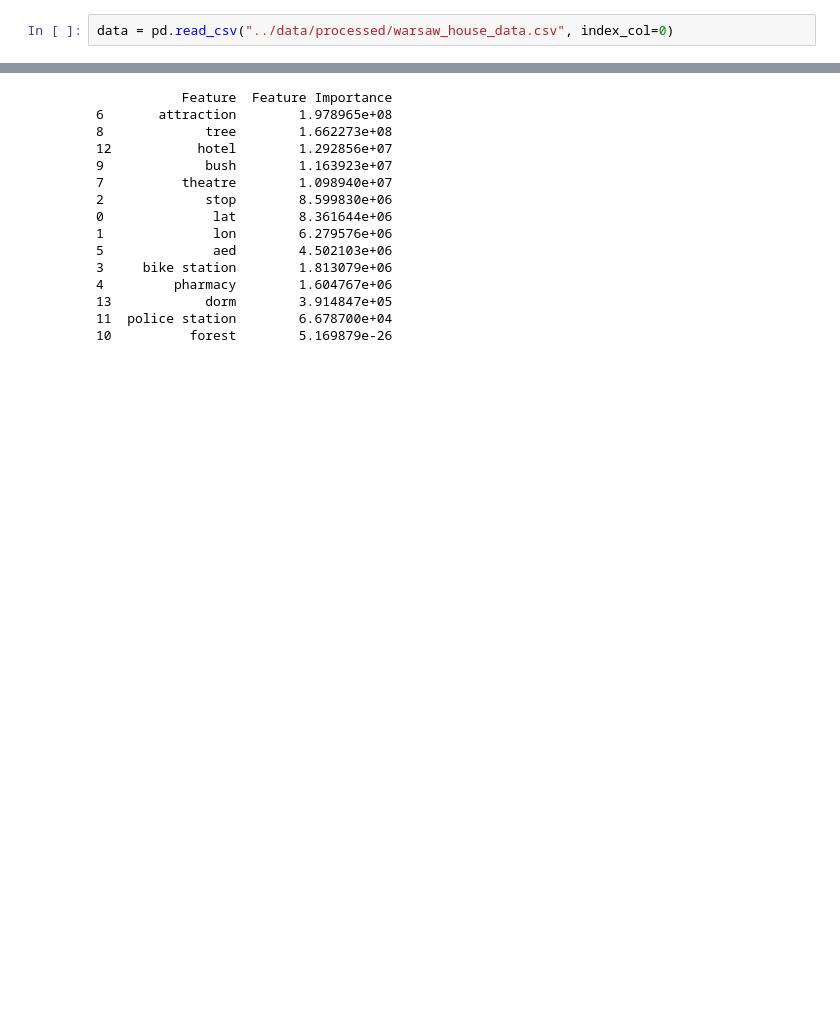
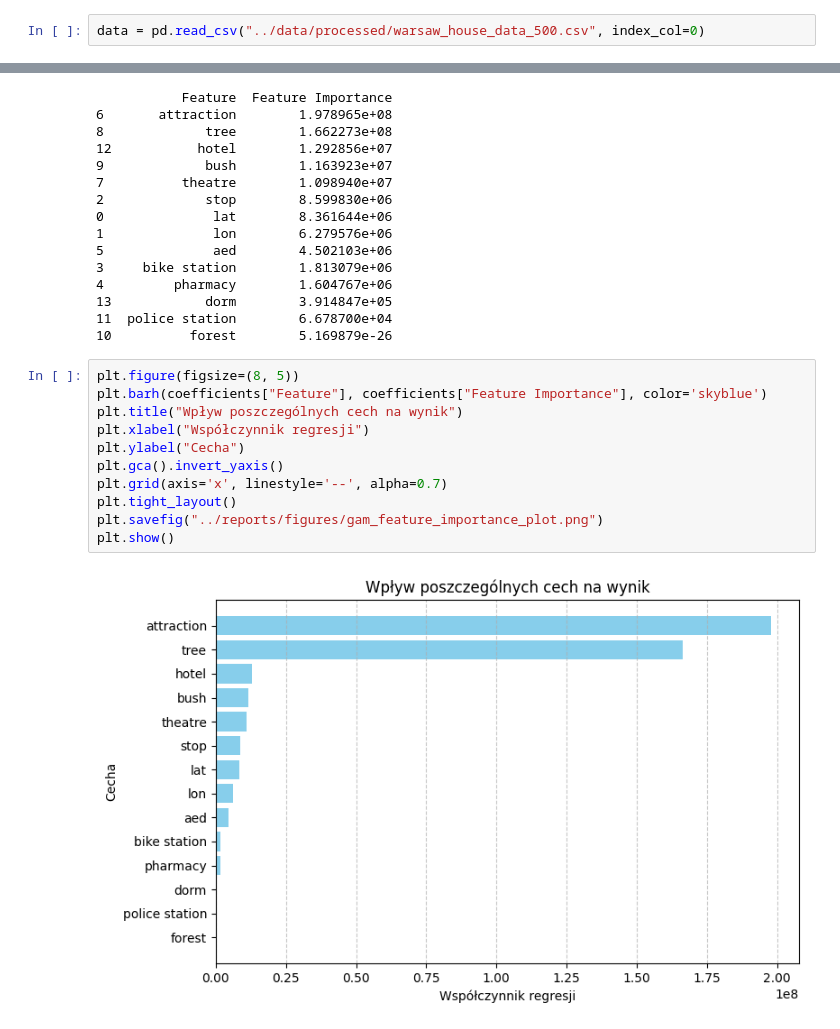
Before and after one commit to czarodziejszyn/zprp, a Jupyter notebook: zprp/notebooks/GAM.ipynb, the cells around one changed output, grey strips where cells are left out. Cells and saved outputs as stored; diff of their text form; blank space fills up the shorter version.

Commit message:
fix: notebooks paths + chart generation

```diff
--- a/zprp/notebooks/GAM.ipynb
+++ b/zprp/notebooks/GAM.ipynb
@@ -7,7 +7,7 @@ import pickle
 from pygam import LinearGAM, s
 from functools import reduce
 # %%
-data = pd.read_csv("../data/processed/warsaw_house_data.csv", index_col=0)
+data = pd.read_csv("../data/processed/warsaw_house_data_500.csv", index_col=0)
 # %%
 X, y = data.drop("cost", axis=1), data["cost"]
 # %%
@@ -82,3 +82,16 @@ print(coefficients)
 13            dorm        3.914847e+05
 11  police station        6.678700e+04
 10          forest        5.169879e-26
+# %%
+plt.figure(figsize=(8, 5))
+plt.barh(coefficients["Feature"], coefficients["Feature Importance"], color='skyblue')
+plt.title("Wpływ poszczególnych cech na wynik")
+plt.xlabel("Współczynnik regresji")
+plt.ylabel("Cecha")
+plt.gca().invert_yaxis()
+plt.grid(axis='x', linestyle='--', alpha=0.7)
+plt.tight_layout()
+plt.savefig("../reports/figures/gam_feature_importance_plot.png")
+plt.show()
+# %% [output]
+[figure, added]
```
Also changed, not shown: 3 other files.
